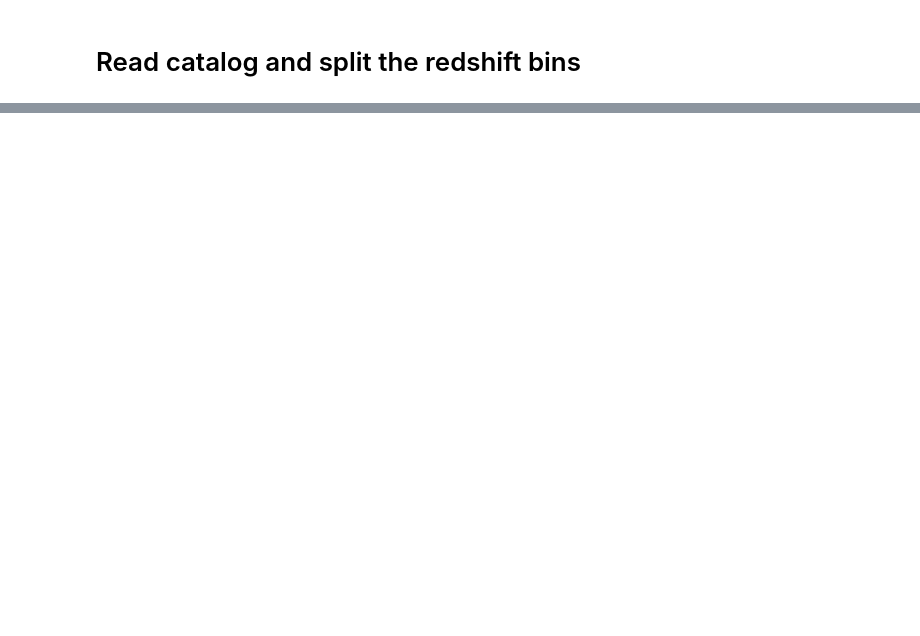
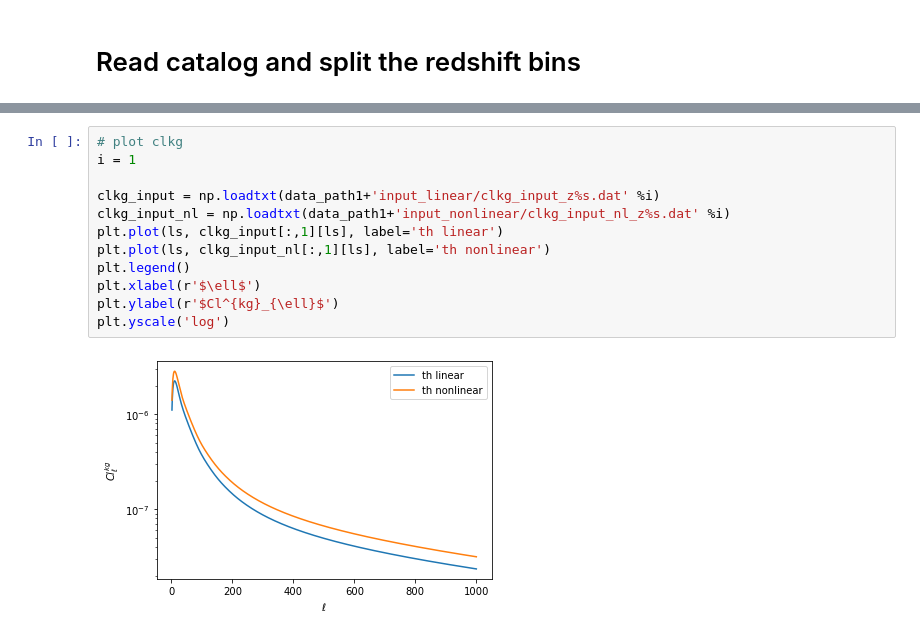
Before and after one commit to catketchup/DES_ACT_test, a Jupyter notebook: th_nonlinear.ipynb, the cells around one changed output, grey strips where cells are left out. Drawn from its saved outputs; the diff is of its cells as text; blank space fills up the shorter version.

```diff
--- a/th_nonlinear.ipynb
+++ b/th_nonlinear.ipynb
@@ -162 +155,15 @@ plt.plot(ells, (cl_gg_th_nl/cl_gg_th)[ells])
+# %%
+# plot clkg
+i = 1
+
+clkg_input = np.loadtxt(data_path1+'input_linear/clkg_input_z%s.dat' %i)
+clkg_input_nl = np.loadtxt(data_path1+'input_nonlinear/clkg_input_nl_z%s.dat' %i)
+plt.plot(ls, clkg_input[:,1][ls], label='th linear')
+plt.plot(ls, clkg_input_nl[:,1][ls], label='th nonlinear')
+plt.legend()
+plt.xlabel(r'$\ell$')
+plt.ylabel(r'$Cl^{kg}_{\ell}$')
+plt.yscale('log')
+# %% [output]
+[figure, added]
 # %% [markdown]
```
Also changed, not shown: parts of 23 cells of this notebook, 55 other files.
